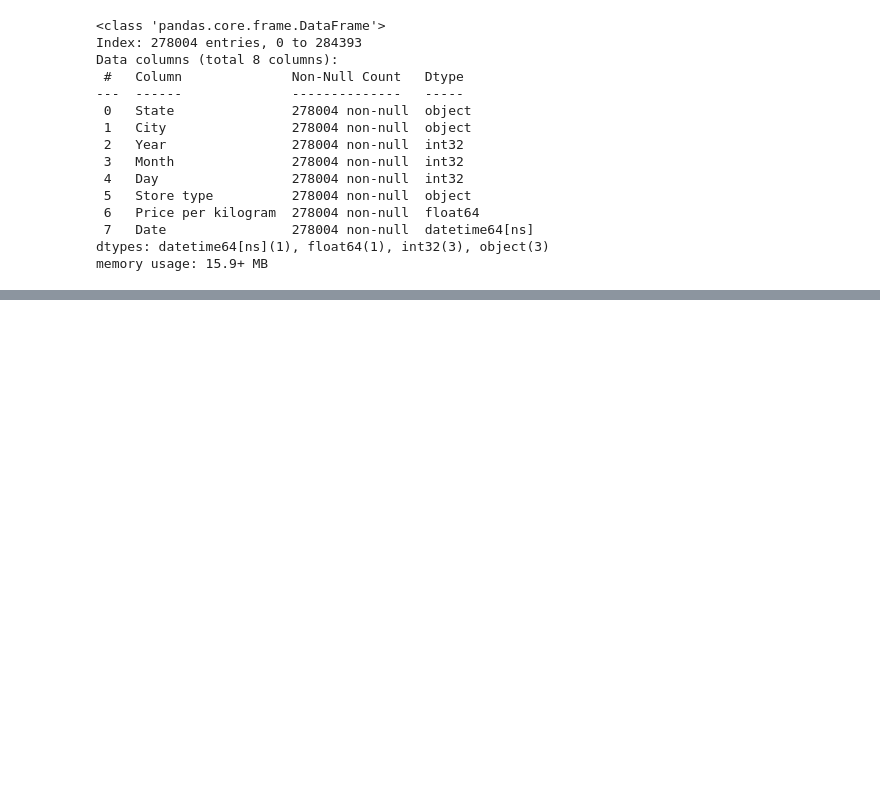
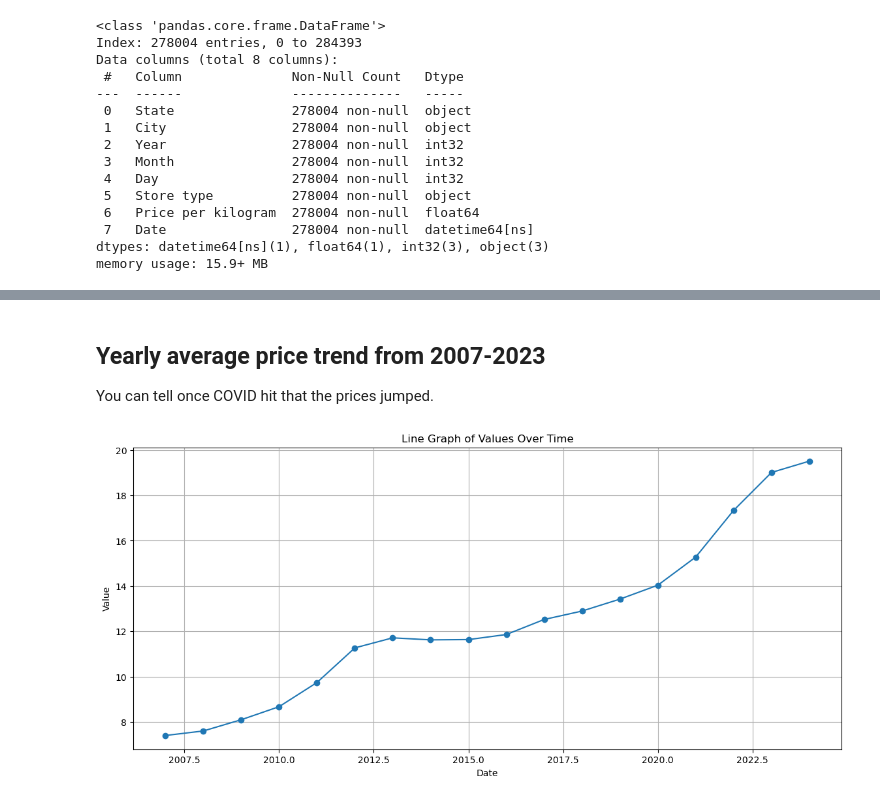
Before and after one commit to AzaniaHH/Tortillas-Project, a Jupyter notebook: tortilla_prices.ipynb, the cells around one changed output, grey strips where cells are left out. Drawn from its saved outputs; the diff is of its cells as text; code cells hidden in the pictures; blank space fills up the shorter version.

```diff
--- a/tortilla_prices.ipynb
+++ b/tortilla_prices.ipynb
@@ -104,0 +122,21 @@ memory usage: 15.9+ MB
+# %% [markdown]
+## Yearly average price trend from 2007-2023
+
+You can tell once COVID hit that the prices jumped.
+# %%
+yearly_avg = tortilla_df.groupby('Year')['Price per kilogram'].mean().reset_index()
+# %%
+# Plot the data
+plt.figure(figsize=(14, 6))
+plt.plot(yearly_avg['Year'], yearly_avg['Price per kilogram'], marker='o')
+
+# Add titles and labels
+plt.title('Line Graph of Values Over Time')
+plt.xlabel('Date')
+plt.ylabel('Value')
+
+# Show the plot
+plt.grid(True)
+plt.show()
+# %% [output]
+[figure, added]
```
Also changed, not shown: parts of 5 cells of this notebook.
